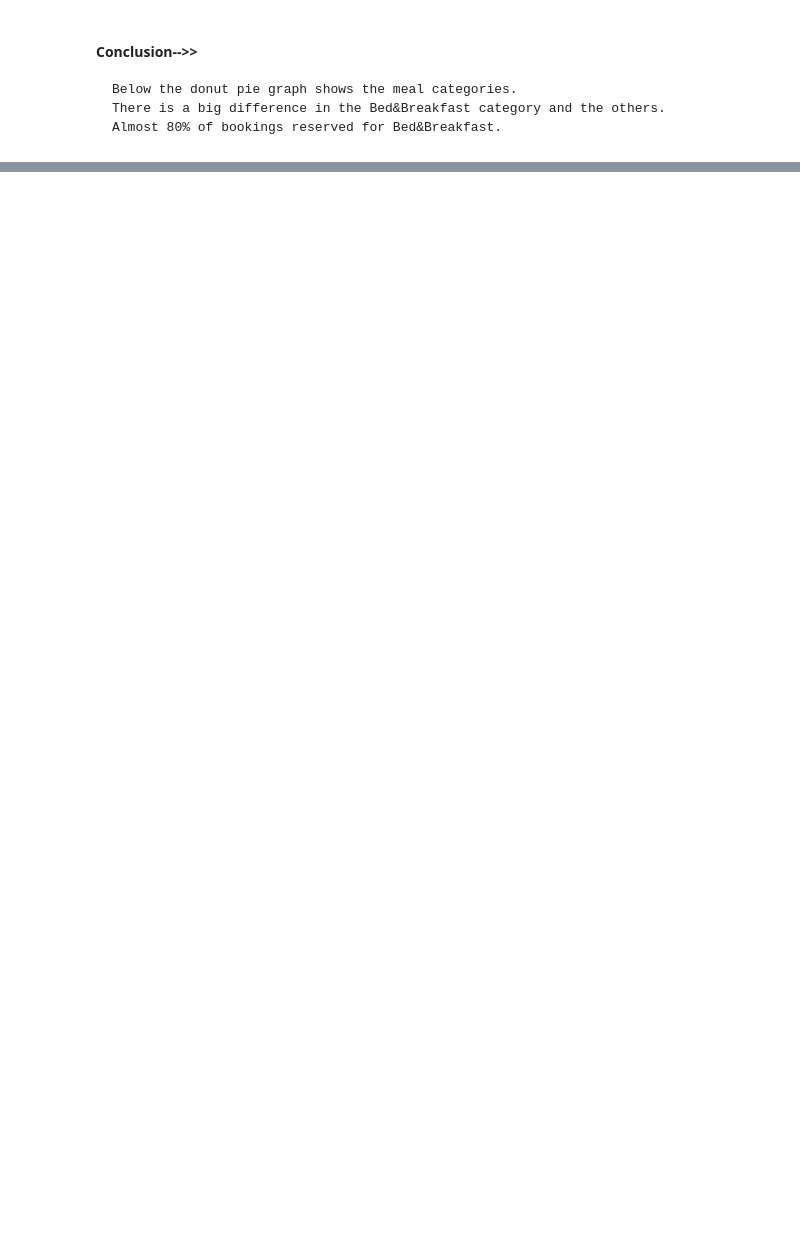
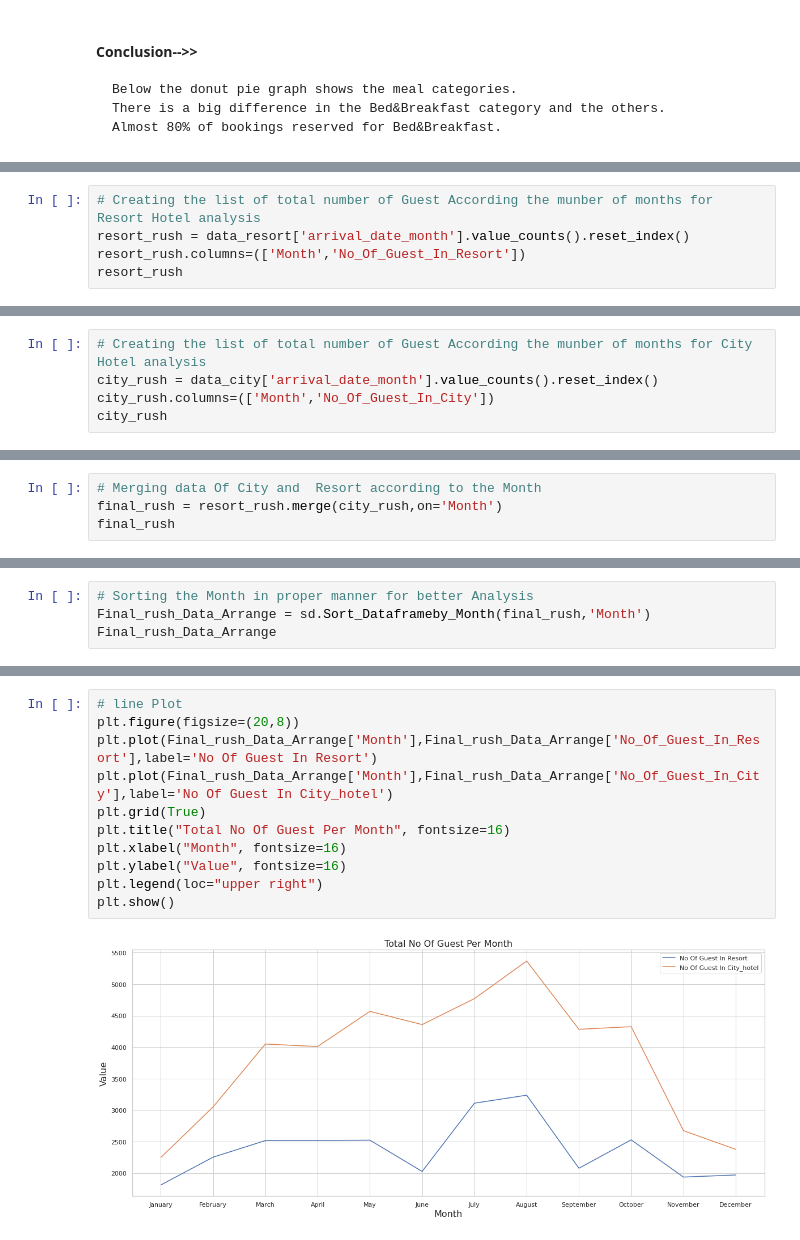
Before and after one commit to AnkitPatel745/Hotel-Booking-Analysis---Capstone-Project, a Jupyter notebook: Hotel_Booking_Analysis_Capstone_Project.ipynb, the cells around one changed output, grey strips where cells are left out. Saved outputs shown, nothing was run; the diff lists cells and outputs as text; blank space fills up the shorter version.

```diff
--- a/Hotel_Booking_Analysis_Capstone_Project.ipynb
+++ b/Hotel_Booking_Analysis_Capstone_Project.ipynb
@@ -941,0 +1030,5 @@ px.pie(df,values = df['meal'].value_counts(),names=df['meal'].value_counts().ind
+# %%
+# Creating the list of total number of Guest According the munber of months for Resort Hotel analysis
+resort_rush = data_resort['arrival_date_month'].value_counts().reset_index()
+resort_rush.columns=(['Month','No_Of_Guest_In_Resort'])
+resort_rush
@@ -941,0 +1049,5 @@ px.pie(df,values = df['meal'].value_counts(),names=df['meal'].value_counts().ind
+# %%
+# Creating the list of total number of Guest According the munber of months for City Hotel analysis
+city_rush = data_city['arrival_date_month'].value_counts().reset_index()
+city_rush.columns=(['Month','No_Of_Guest_In_City'])
+city_rush
@@ -941,0 +1068,4 @@ px.pie(df,values = df['meal'].value_counts(),names=df['meal'].value_counts().ind
+# %%
+# Merging data Of City and  Resort according to the Month
+final_rush = resort_rush.merge(city_rush,on='Month')
+final_rush
@@ -941,0 +1086,4 @@ px.pie(df,values = df['meal'].value_counts(),names=df['meal'].value_counts().ind
+# %%
+# Sorting the Month in proper manner for better Analysis
+Final_rush_Data_Arrange = sd.Sort_Dataframeby_Month(final_rush,'Month')
+Final_rush_Data_Arrange
@@ -941,0 +1104,13 @@ px.pie(df,values = df['meal'].value_counts(),names=df['meal'].value_counts().ind
+# %%
+# line Plot
+plt.figure(figsize=(20,8))
+plt.plot(Final_rush_Data_Arrange['Month'],Final_rush_Data_Arrange['No_Of_Guest_In_Resort'],label='No Of Guest In Resort')
+plt.plot(Final_rush_Data_Arrange['Month'],Final_rush_Data_Arrange['No_Of_Guest_In_City'],label='No Of Guest In City_hotel')
+plt.grid(True)
+plt.title("Total No Of Guest Per Month", fontsize=16)
+plt.xlabel("Month", fontsize=16)
+plt.ylabel("Value", fontsize=16)
+plt.legend(loc="upper right")
+plt.show()
+# %% [output]
+[figure, added]
```
Also changed, not shown: parts of 49 cells of this notebook.
